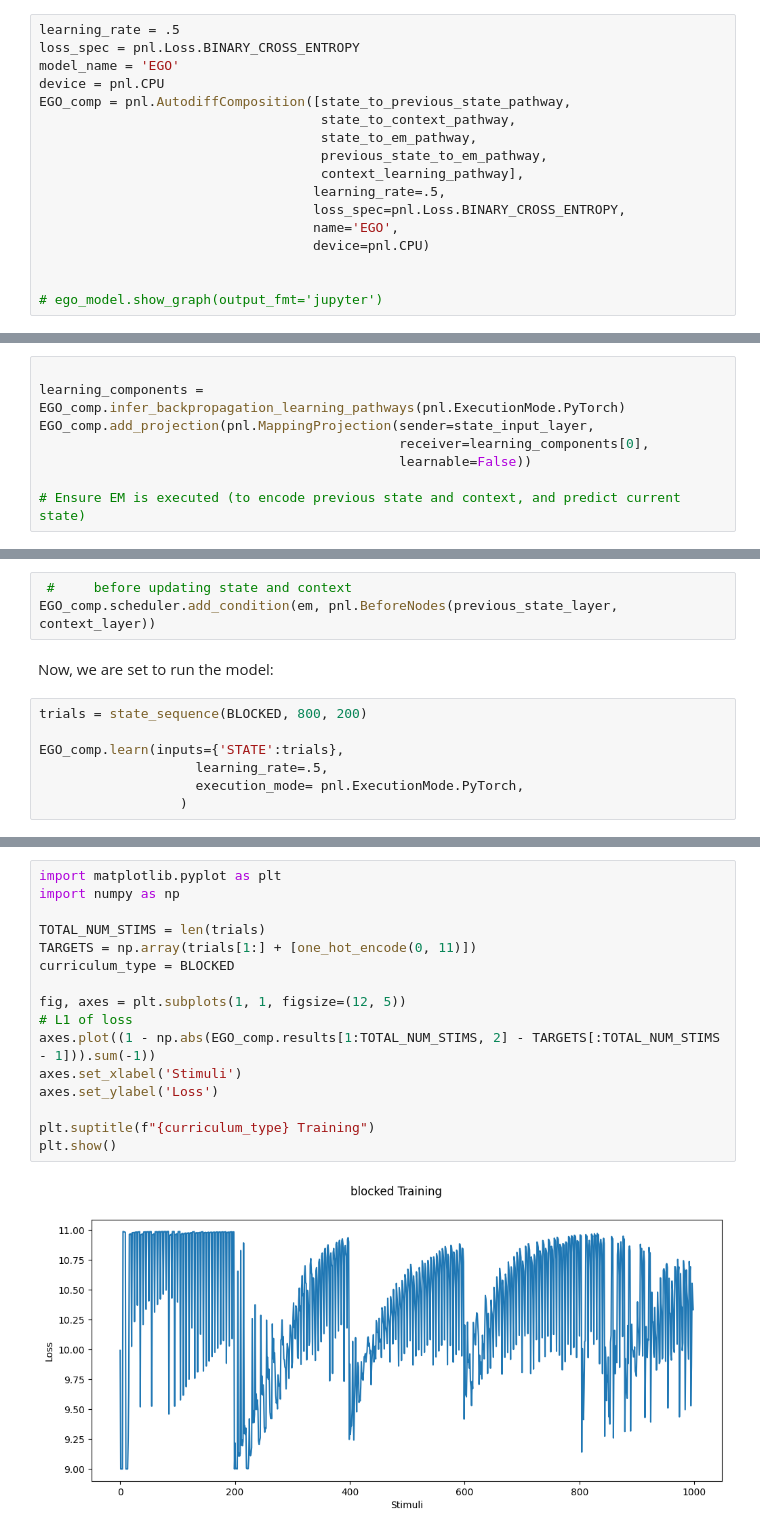
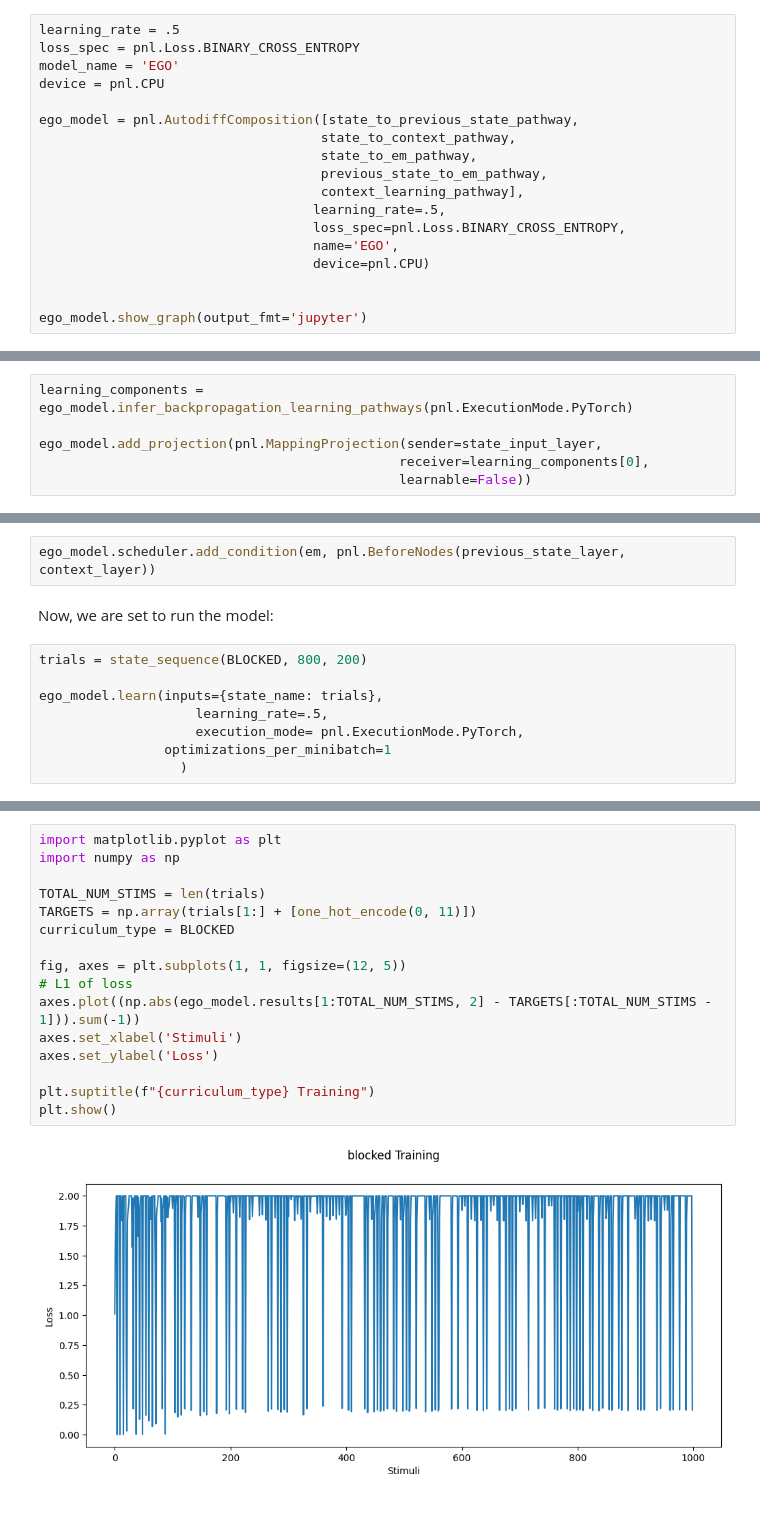
Before and after one commit to PrincetonUniversity/NEU-PSY-502, a Jupyter notebook: website/content/502B/Computation/Episodic Memory/notebooks/2 Episodic Generalization Optimization - EGO.ipynb, the cells around one changed output, grey strips where cells are left out. Drawn from its saved outputs; the diff is of its cells as text.

```diff
--- a/website/content/502B/Computation/Episodic Memory/notebooks/2 Episodic Generalization Optimization - EGO.ipynb
+++ b/website/content/502B/Computation/Episodic Memory/notebooks/2 Episodic Generalization Optimization - EGO.ipynb
@@ -410,7 +409,8 @@ learning_rate = .5
 loss_spec = pnl.Loss.BINARY_CROSS_ENTROPY
 model_name = 'EGO'
 device = pnl.CPU
-EGO_comp = pnl.AutodiffComposition([state_to_previous_state_pathway,
+
+ego_model = pnl.AutodiffComposition([state_to_previous_state_pathway,
                                     state_to_context_pathway,
                                     state_to_em_pathway,
                                     previous_state_to_em_pathway,
@@ -421,4 +421,4 @@ EGO_comp = pnl.AutodiffComposition([state_to_previous_state_pathway,
                                    device=pnl.CPU)
 
 
-# ego_model.show_graph(output_fmt='jupyter')
+ego_model.show_graph(output_fmt='jupyter')
@@ -425,27 +427,25 @@ EGO_comp = pnl.AutodiffComposition([state_to_previous_state_pathway,
 # %% [markdown]
 We also need to specify the learning pathway, which can be inferred from the paramaters we have set (setting the target in EMComposition and setting the context to em pathway as learnable):
 # %%
+learning_components = ego_model.infer_backpropagation_learning_pathways(pnl.ExecutionMode.PyTorch)
 
-learning_components = EGO_comp.infer_backpropagation_learning_pathways(pnl.ExecutionMode.PyTorch)
-EGO_comp.add_projection(pnl.MappingProjection(sender=state_input_layer,
+ego_model.add_projection(pnl.MappingProjection(sender=state_input_layer,
                                               receiver=learning_components[0],
                                               learnable=False))
-
-# Ensure EM is executed (to encode previous state and context, and predict current state)
 # %% [output]
 (MappingProjection MappingProjection from STATE[OutputPort-0] to TARGET for PREDICTION[InputPort-0])
 # %% [markdown]
 We also have to make sure the em is executed before the previous state and the context layer:
 # %%
- #     before updating state and context
-EGO_comp.scheduler.add_condition(em, pnl.BeforeNodes(previous_state_layer, context_layer))
+ego_model.scheduler.add_condition(em, pnl.BeforeNodes(previous_state_layer, context_layer))
 # %% [markdown]
 Now, we are set to run the model:
 # %%
 trials = state_sequence(BLOCKED, 800, 200)
 
-EGO_comp.learn(inputs={'STATE':trials},
+ego_model.learn(inputs={state_name: trials},
                     learning_rate=.5,
                     execution_mode= pnl.ExecutionMode.PyTorch,
+                optimizations_per_minibatch=1
                   )
 # %% [output]
@@ -464,18 +464,18 @@ array([[ 2.45803074e-04,  4.96676656e-04,  3.50807447e-04,
 # %%
 import matplotlib.pyplot as plt
 import numpy as np
 
 TOTAL_NUM_STIMS = len(trials)
 TARGETS = np.array(trials[1:] + [one_hot_encode(0, 11)])
 curriculum_type = BLOCKED
 
 fig, axes = plt.subplots(1, 1, figsize=(12, 5))
 # L1 of loss
-axes.plot((1 - np.abs(EGO_comp.results[1:TOTAL_NUM_STIMS, 2] - TARGETS[:TOTAL_NUM_STIMS - 1])).sum(-1))
+axes.plot((np.abs(ego_model.results[1:TOTAL_NUM_STIMS, 2] - TARGETS[:TOTAL_NUM_STIMS - 1])).sum(-1))
 axes.set_xlabel('Stimuli')
 axes.set_ylabel('Loss')
 
 plt.suptitle(f"{curriculum_type} Training")
 plt.show()
 # %% [output]
-[figure, old version]
+[figure, new version]
```
Also changed, not shown: parts of 10 cells of this notebook, 3 other files.
